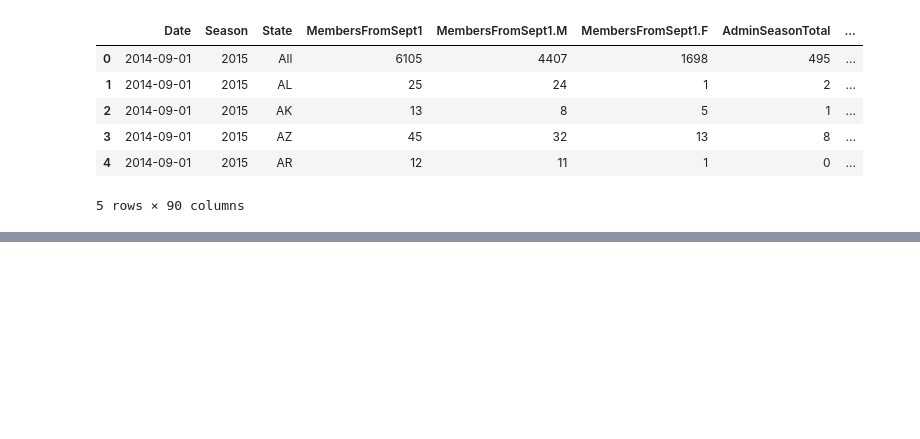
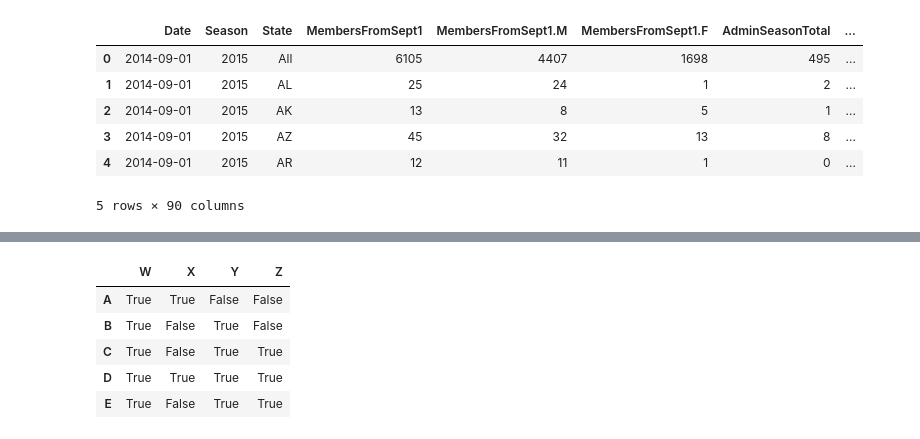
Before and after one commit to Eric1891/Micro-Credential-winter-2022, a Jupyter notebook: day6_Pandas1.ipynb, the cells around one changed output, grey strips where cells are left out. Saved outputs shown, nothing was run; the diff lists cells and outputs as text; code cells hidden in the pictures; blank space fills up the shorter version.

```diff
--- a/day6_Pandas1.ipynb
+++ b/day6_Pandas1.ipynb
@@ -603,0 +668,12 @@ rugby.head()
+# %%
+data < 0
+# this line is saying show me all the values within the table
+# in which the expression is true; meaning, where all the values
+# whiin the table are less than 0.
+# %% [output]
+|  | W | X | Y | Z |
+| A | True | True | False | False |
+| B | True | False | True | False |
+| C | True | False | True | True |
+| D | True | True | True | True |
+| E | True | False | True | True |
```
Also changed, not shown: parts of 18 cells of this notebook.
